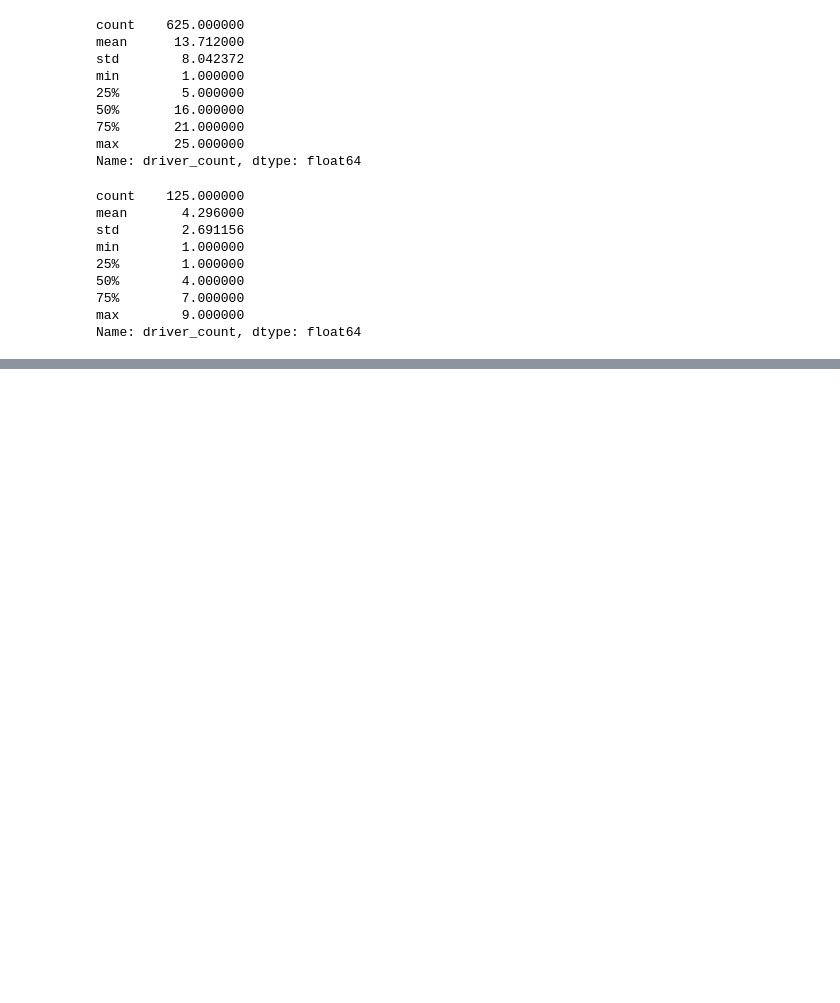
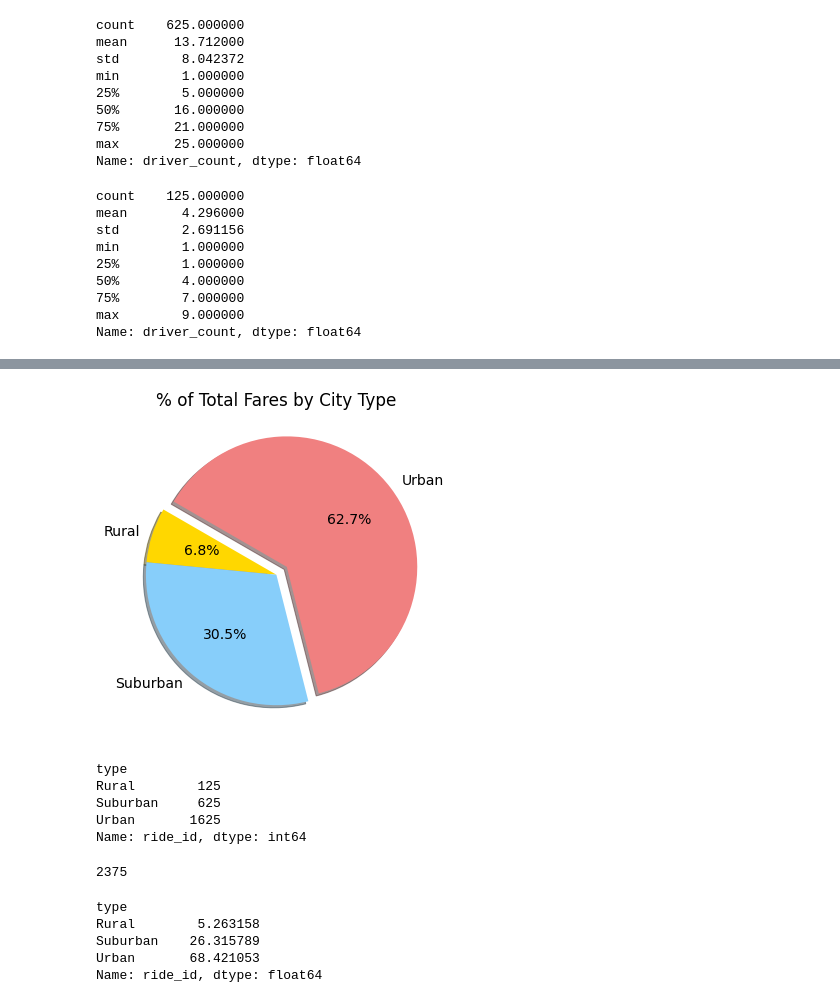
Before and after one commit to anirudhkolar/PyBer_Analysis, a Jupyter notebook: PyBer.ipynb, the cells around one changed output, grey strips where cells are left out. Drawn from its saved outputs; the diff is of its cells as text; code cells hidden in the pictures; blank space fills up the shorter version.

```diff
--- a/PyBer.ipynb
+++ b/PyBer.ipynb
@@ -595,0 +623,45 @@ plt.show()
+# %%
+# Build the percentage of fares by city type pie chart.
+plt.subplots(figsize=(10, 6))
+
+plt.pie(fare_percentages_by_type,
+    labels=["Rural", "Suburban", "Urban"],
+    colors=["gold", "lightskyblue", "lightcoral"],
+    explode=[0, 0, 0.1],
+    autopct='%.1f%%',
+    shadow=True, startangle=150)
+plt.title("% of Total Fares by City Type")
+
+# Change the default font size from 10 to 14.
+mpl.rcParams["font.size"] = 14
+
+# Save Figure
+plt.savefig("analysis/fig5.png")
+
+# Show Figure
+plt.show()
+# %% [output]
+[figure, added]
+# %%
+total_rides_by_type = pyber_data_df.groupby(["type"]).count()["ride_id"]
+total_rides_by_type
+# %% [output]
+type
+Rural        125
+Suburban     625
+Urban       1625
+Name: ride_id, dtype: int64
+# %%
+total_rides = pyber_data_df["ride_id"].count()
+total_rides
+# %% [output]
+2375
+# %%
+rides_percentages_by_type = total_rides_by_type / total_rides * 100
+rides_percentages_by_type
+# %% [output]
+type
+Rural        5.263158
+Suburban    26.315789
+Urban       68.421053
+Name: ride_id, dtype: float64
```
Also changed, not shown: parts of 9 cells of this notebook, 3 other files.
